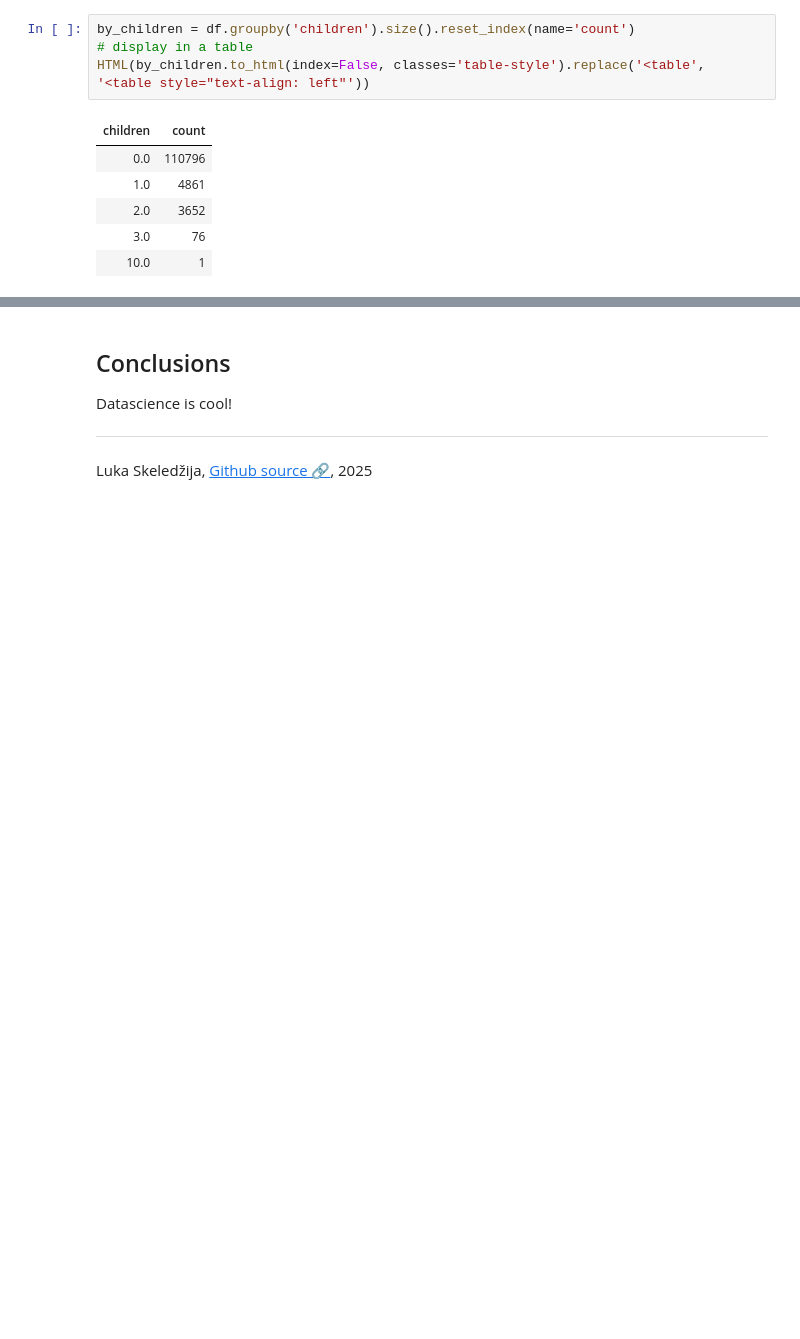
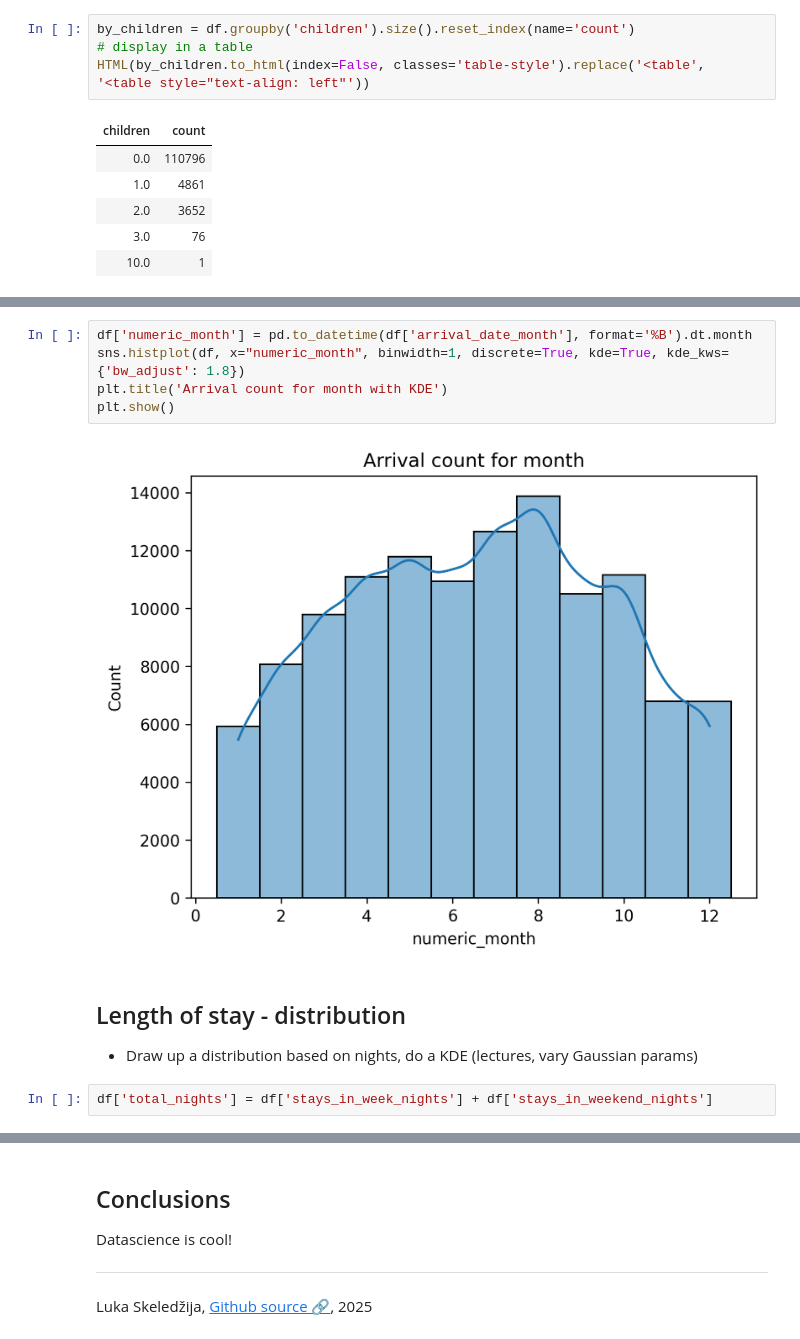
Before and after one commit to lukaske/datascience-tools, a Jupyter notebook: hotels-analysis.ipynb, the cells around one changed output, grey strips where cells are left out. Saved outputs shown, nothing was run; the diff lists cells and outputs as text; blank space fills up the shorter version.

```diff
--- a/hotels-analysis.ipynb
+++ b/hotels-analysis.ipynb
@@ -192,0 +223,13 @@ HTML(by_children.to_html(index=False, classes='table-style').replace('<table', '
+# %%
+df['numeric_month'] = pd.to_datetime(df['arrival_date_month'], format='%B').dt.month
+sns.histplot(df, x="numeric_month", binwidth=1, discrete=True, kde=True, kde_kws={'bw_adjust': 1.8})
+plt.title('Arrival count for month with KDE')
+plt.show()
+# %% [output]
+[figure, added]
+# %% [markdown]
+## Length of stay - distribution
+
+- Draw up a distribution based on nights, do a KDE (lectures, vary Gaussian params)
+# %%
+df['total_nights'] = df['stays_in_week_nights'] + df['stays_in_weekend_nights']
```
Also changed, not shown: parts of 21 cells of this notebook, 1 other file.
